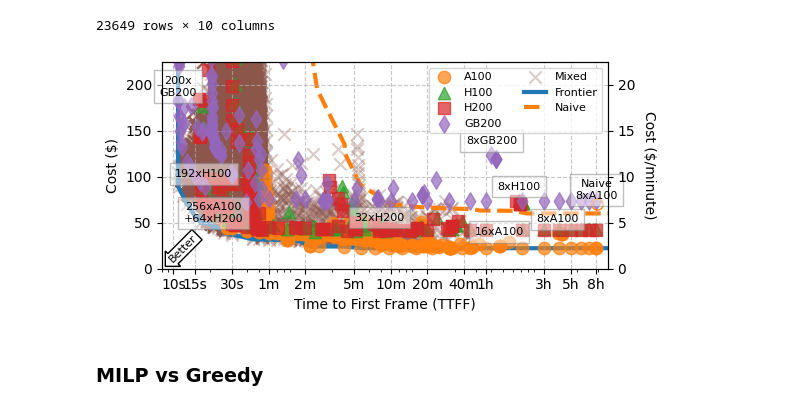
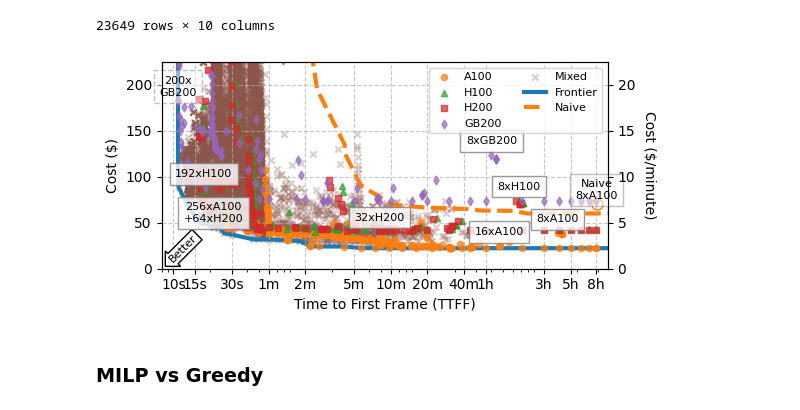
Before and after one commit to Azure/realtimevideogen, a Jupyter notebook: paper/figures.ipynb, the cells around one changed output. Drawn from its saved outputs; the diff is of its cells as text; code cells hidden in the pictures.

Commit message:
Highlight simulated datapoints

```diff
--- a/paper/figures.ipynb
+++ b/paper/figures.ipynb
@@ -916,7 +916,7 @@ datapoint_interest = {
     "8xH100": get_datapoint(df_data_cost_latency, 0, 8, 0, 0),
     # "8xH200": get_datapoint(df_data_cost_latency, 0, 0, 8, 0),
     "8xGB200": get_datapoint(df_data_cost_latency, 0, 0, 0, 8),
-    "200x\nGB200": get_datapoint(df_data_cost_latency, 0, 0, 0, 200),
+    "200x\nGB200": get_datapoint(df_data_cost_latency, 0, 0, 0, 200),  # Simulated
     "32xH200": get_datapoint(df_data_cost_latency, 0, 0, 32, 0),
     "192xH100": get_datapoint(df_data_cost_latency, 0, 192, 0, 0),
     # "112xH100": get_datapoint(df_data_cost_latency, 0, 112, 0, 0),
@@ -924,8 +924,12 @@ datapoint_interest = {
     # "40xA100\n+160xH100": get_datapoint(df_data_cost_latency, 40, 160, 0, 0),
     # "160xA100\n+64xH200": get_datapoint(df_data_cost_latency, 160, 0, 64, 0),
     "256xA100\n+64xH200": get_datapoint(df_data_cost_latency, 256, 0, 64, 0),
-    "1456xH100": get_datapoint(df_data_cost_latency, 0, 1456, 0, 0),
+    "1456xH100": get_datapoint(df_data_cost_latency, 0, 1456, 0, 0),  # Simulated
 }
+datapoint_interest_simulated = {
+    "200x\nGB200": True,
+    "1456xH100": True,
+}
 # %%
 datapoint_naive_8xa100 = get_datapoint(df_data_cost_latency_naive, 8, 0, 0, 0)
 # %%
@@ -961,7 +965,7 @@ for label, (df, color, marker) in {
         kind="scatter",
         #xlim=(8, None),
         ylim=(0, MAX_COST),
-        s=80,
+        s=20,  #  Used to be 80
         alpha=0.3 if label == "Mixed" else 0.7,
         color=color,
         label=label,
@@ -1011,13 +1015,16 @@ plt.plot(
 # Labels for some configurations
 for label, datapoint in datapoint_interest.items():
     if datapoint is not None:
+        bbox = dict(facecolor='white', alpha=0.8, edgecolor='gray')
+        if label in datapoint_interest_simulated:
+            bbox = dict(facecolor='white', alpha=0.5, edgecolor='gray', linestyle='--')
         plt.text(
             datapoint[0],
             datapoint[1]+15,
             label,
             ha="center",
             va="center",
-            bbox=dict(facecolor='white', alpha=0.5, edgecolor='gray'),
+            bbox=bbox,
             size=8)
 
 # Naive data point with 8xA100
@@ -1041,34 +1048,34 @@ plt.text(
     va="center",
     bbox=dict(facecolor='white', alpha=0.5, edgecolor='gray'),
     size=8)
 
 ticks, tick_labels = _get_time_ticklabels()
 plt.xscale("log")
 plt.xticks(ticks, tick_labels)
 plt.xlim(8, 10 * SECONDS_IN_HOUR)
 
 plt.legend(
     loc="upper right",
     ncol=2,
     fontsize=8)
 
 plt.xlabel("Time to First Frame (TTFF)")
 plt.ylabel("Cost ($)")
 
 ax.grid(True, linestyle="--", alpha=0.7)
 ax.set_axisbelow(True)
 
 ax2 = ax.twinx()
 PODCAST_MINUTES = 10
 ax2.set_ylim(0, MAX_COST / PODCAST_MINUTES)  # Cost 10-minute video => $/minute
 ax2.set_ylabel("Cost ($/minute)", rotation=-90, labelpad=15)
 
 plt.tight_layout(pad=0)
 for file_format in FILE_FORMATS:
     plt.savefig(f"{OUT_FOLDER}/eval_ttff_cost.{file_format}", dpi=DPI, bbox_inches="tight", pad_inches=0)
 plt.show()
 # %% [output]
-[figure, old version]
+[figure, new version]
 # %% [markdown]
 ### MILP vs Greedy
 # %%
```
Also changed, not shown: 2 other files.
